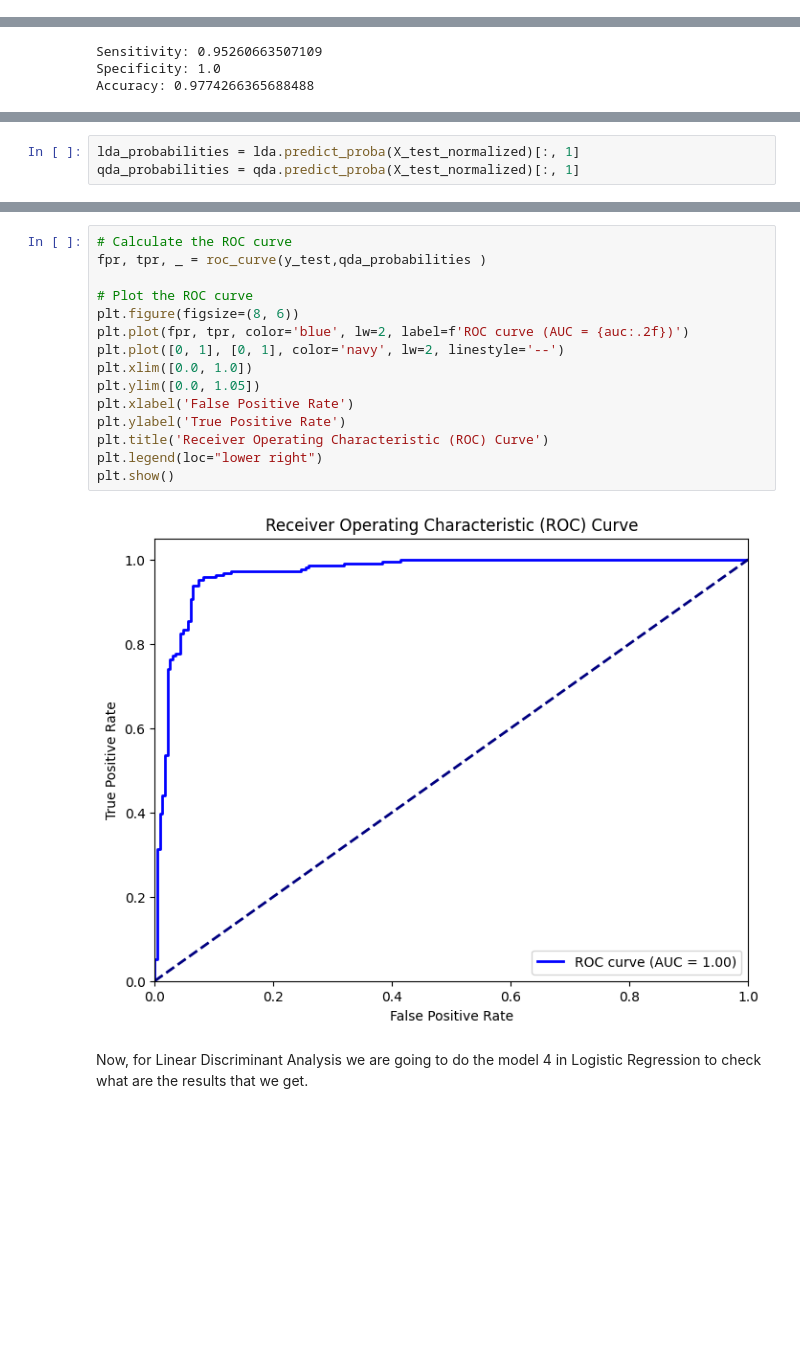
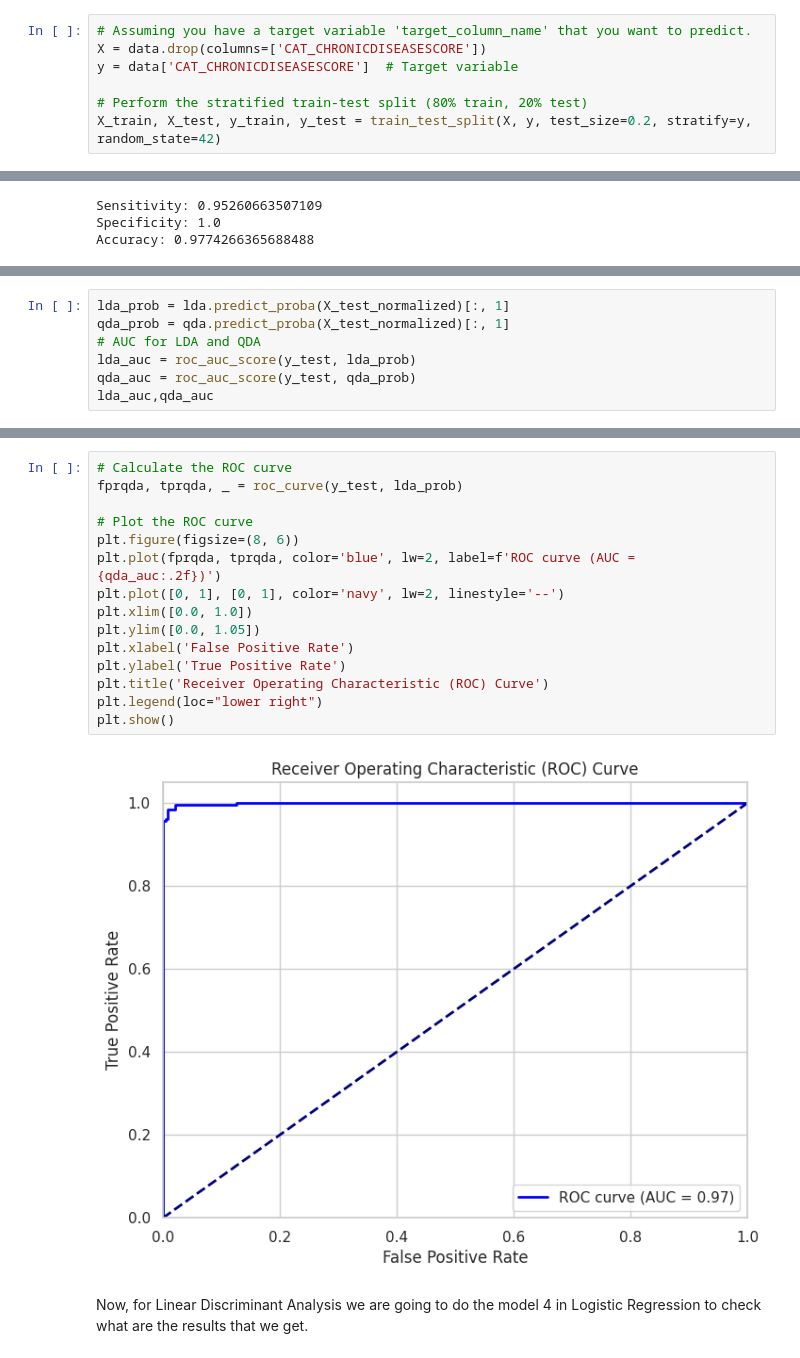
Before and after one commit to mcmejiag14/Deep-Learning, a Jupyter notebook: CaseStudy1Camila.ipynb, the cells around one changed output, grey strips where cells are left out. Cells and saved outputs as stored; diff of their text form; blank space fills up the shorter version.

```diff
--- a/CaseStudy1Camila.ipynb
+++ b/CaseStudy1Camila.ipynb
@@ -906,6 +984,13 @@ Specificity: 0.7162162162162162
 Accuracy: 0.600451467268623
 # %% [markdown]
 # **LINEAR  AND QUADRATIC DISCRIMINANT ANALYSIS**
+# %%
+# Assuming you have a target variable 'target_column_name' that you want to predict.
+X = data.drop(columns=['CAT_CHRONICDISEASESCORE'])
+y = data['CAT_CHRONICDISEASESCORE']  # Target variable
+
+# Perform the stratified train-test split (80% train, 20% test)
+X_train, X_test, y_train, y_test = train_test_split(X, y, test_size=0.2, stratify=y, random_state=42)
 # %%
 # First we will normalize our Training set
 scaler = StandardScaler()
@@ -1050,3 +1128,7 @@ Accuracy: 0.9774266365688488
 # %%
-lda_probabilities = lda.predict_proba(X_test_normalized)[:, 1]
-qda_probabilities = qda.predict_proba(X_test_normalized)[:, 1]
+lda_prob = lda.predict_proba(X_test_normalized)[:, 1]
+qda_prob = qda.predict_proba(X_test_normalized)[:, 1]
+# AUC for LDA and QDA
+lda_auc = roc_auc_score(y_test, lda_prob)
+qda_auc = roc_auc_score(y_test, qda_prob)
+lda_auc,qda_auc
@@ -1078,20 +1154,20 @@ plt.show()
 # %%
 # Calculate the ROC curve
-fpr, tpr, _ = roc_curve(y_test,qda_probabilities )
+fprqda, tprqda, _ = roc_curve(y_test, lda_prob)
 
 # Plot the ROC curve
 plt.figure(figsize=(8, 6))
-plt.plot(fpr, tpr, color='blue', lw=2, label=f'ROC curve (AUC = {auc:.2f})')
+plt.plot(fprqda, tprqda, color='blue', lw=2, label=f'ROC curve (AUC = {qda_auc:.2f})')
 plt.plot([0, 1], [0, 1], color='navy', lw=2, linestyle='--')
 plt.xlim([0.0, 1.0])
 plt.ylim([0.0, 1.05])
 plt.xlabel('False Positive Rate')
 plt.ylabel('True Positive Rate')
 plt.title('Receiver Operating Characteristic (ROC) Curve')
 plt.legend(loc="lower right")
 plt.show()
 # %% [output]
-[figure, old version]
+[figure, new version]
 # %% [markdown]
 Now, for Linear Discriminant Analysis we are going to do the model 4 in Logistic Regression to check what are the results that we get.
 # %% [markdown]
```
Also changed, not shown: parts of 21 cells of this notebook.
